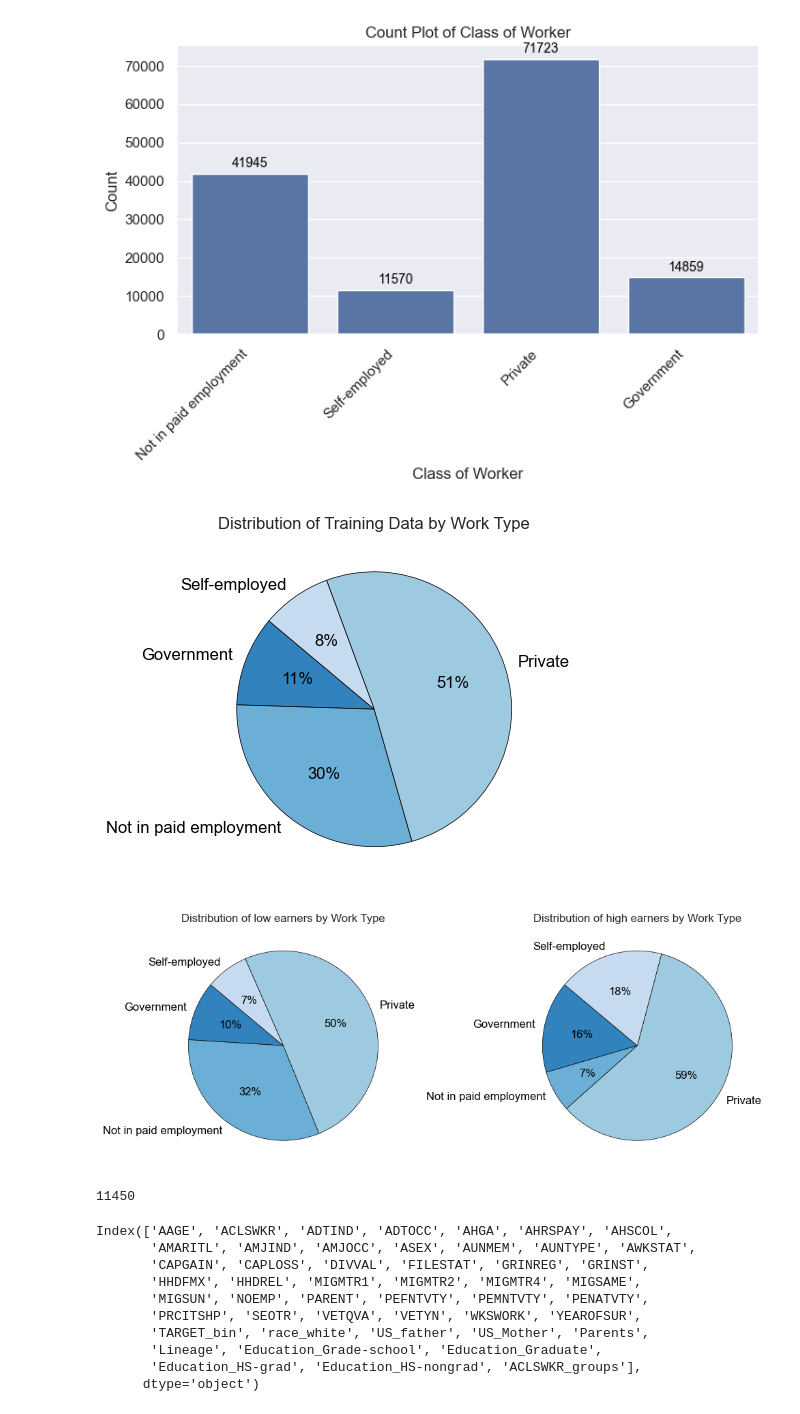
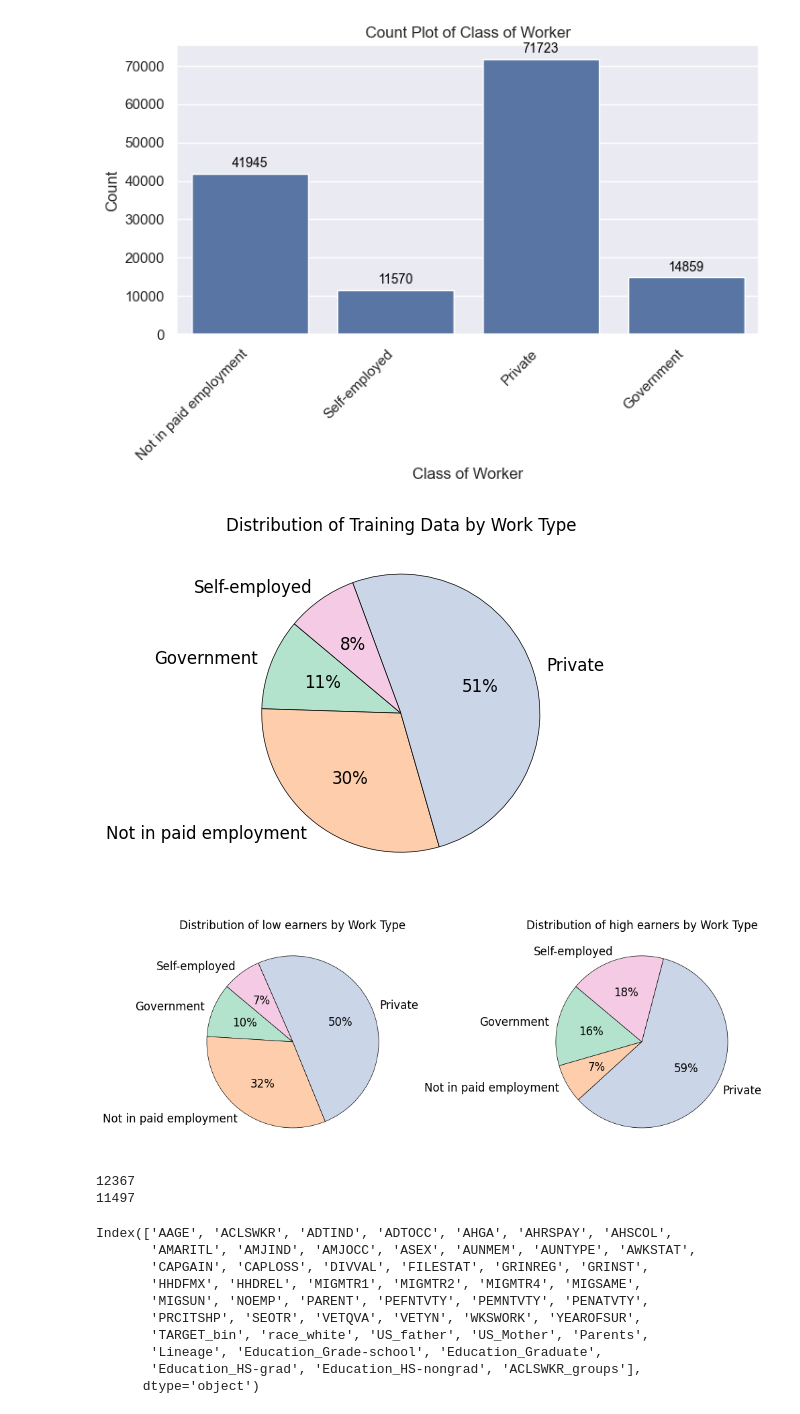
Before and after one commit to jedwingrove/US_census_income_task, a Jupyter notebook: Notebooks/WIP.ipynb, the cells around one changed output. Drawn from its saved outputs; the diff is of its cells as text; code cells hidden in the pictures.

```diff
--- a/Notebooks/WIP.ipynb
+++ b/Notebooks/WIP.ipynb
@@ -131,8 +131,8 @@ print('no. of duplicated samples = ',len(dupes))
 print('---- Before removing dupes ----')
 print('Train: n=', len(train_data), 'Test: n=',  len(test_data))
 # save the cleaned datasets
-train_data=train_data.drop_duplicates()
-test_data=test_data.drop_duplicates()
+train_data=train_data.drop_duplicates(keep='first')
+test_data=test_data.drop_duplicates(keep='first')
 
 print('---- After removing dupes ----')
 print('Train: n=', len(train_data), 'Test: n=',  len(test_data))
@@ -1045,7 +1055,7 @@ axes.pie(
     labels=category_counts.index,
     autopct='%1.0f%%',
     startangle=140,
-    colors=plt.cm.tab20c.colors,
+    colors=plt.cm.Pastel2.colors,
     textprops={'fontsize': 12, 'color': 'black'},
     wedgeprops={'edgecolor': 'black', 'linewidth': 0.5},
     labeldistance=1.1,
@@ -1063,47 +1073,51 @@ fig, axes = plt.subplots(1, 2, figsize=(10, 5))  # 1 row, 2 columns
 axes[0].pie(
     category_counts_low,
     labels=category_counts_low.index,
     autopct='%1.0f%%',
     startangle=140,
-    colors=plt.cm.tab20c.colors,
+    colors=plt.cm.Pastel2.colors,
     textprops={'fontsize': 12, 'color': 'black'},
     wedgeprops={'edgecolor': 'black', 'linewidth': 0.5},
     labeldistance=1.1,
     pctdistance=0.6
 
 )
 axes[0].set_title("Distribution of low earners by %s" % feature_name)
 
 # Pie chart for high earners
 axes[1].pie(
     category_counts_high,
     labels=category_counts_high.index,
     autopct='%1.0f%%',
     startangle=140,
-    colors=plt.cm.tab20c.colors,
+    colors=plt.cm.Pastel2.colors,
     textprops={'fontsize': 12, 'color': 'black'},
     wedgeprops={'edgecolor': 'black', 'linewidth': 0.5},
     labeldistance=1.1,
     pctdistance=0.6
 )
 axes[1].set_title("Distribution of high earners by %s" % feature_name)
 
 # Adjust layout
 plt.tight_layout()
 plt.show()
 # %% [output]
-[figure, old version]
+[figure, new version]
-[figure, old version]
+[figure, new version]
 # %%
 df.query("ACLSWKR_groups=='Not in paid employment' & TARGET_bin==1")
 
 # 870 individuals have over 50K earnings but no job. This doesn't make sense, and cap gain and div is not
 # above 50K
 # should i drop these samples, it's hard too understand why they are not in universe from the data we have
+# are there missing columns such as benefits or retirement packages that supplement the income
+# is it mislabelled data
 #
+print(len(df.query('TARGET_bin==1')))
 print(len(df.query('TARGET_bin==1')) - 870)
 # %% [output]
-11450
+12367
+11497
 # %%
 df.columns
 # %% [output]
```
Also changed, not shown: parts of 15 cells of this notebook.
